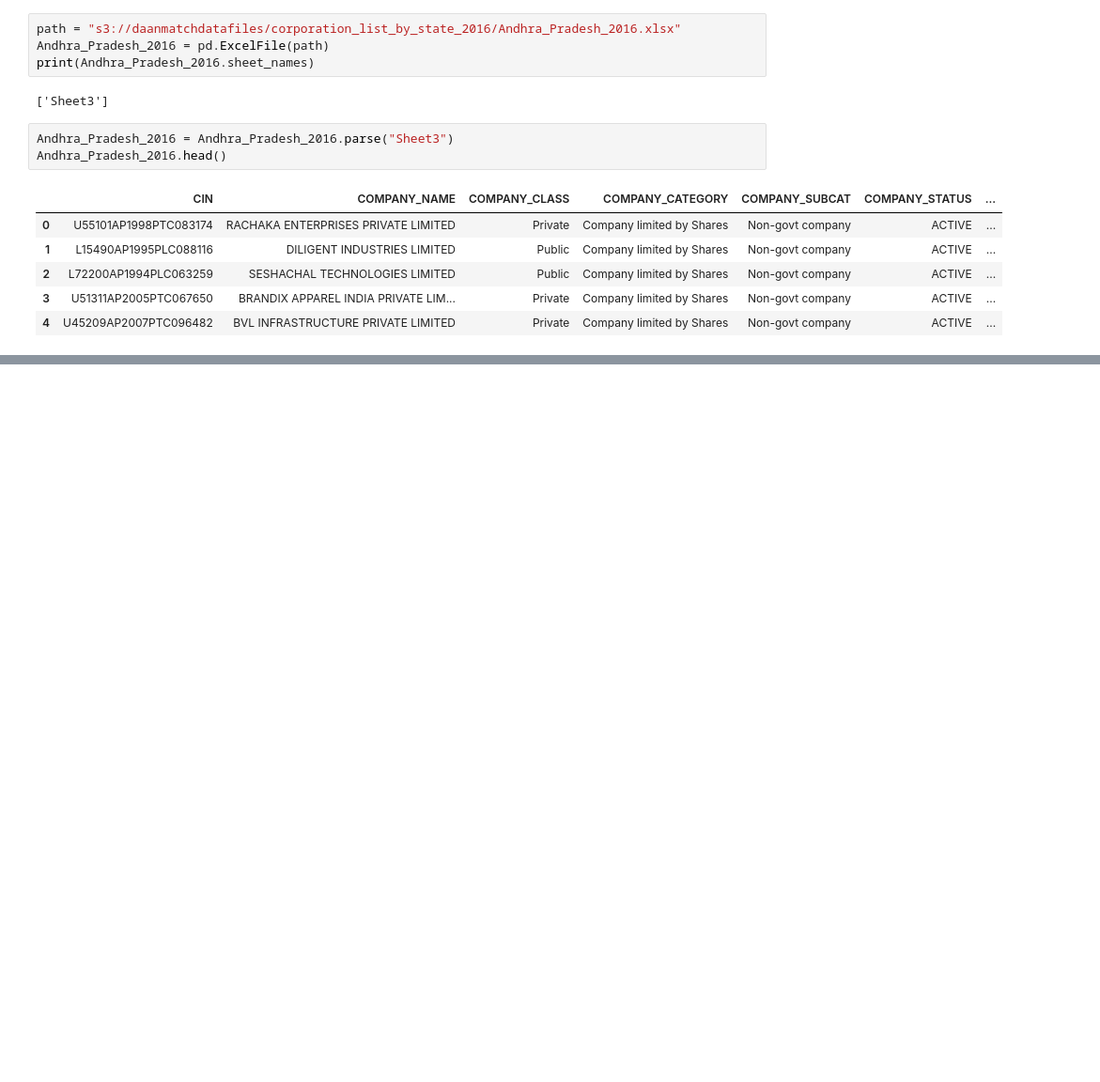
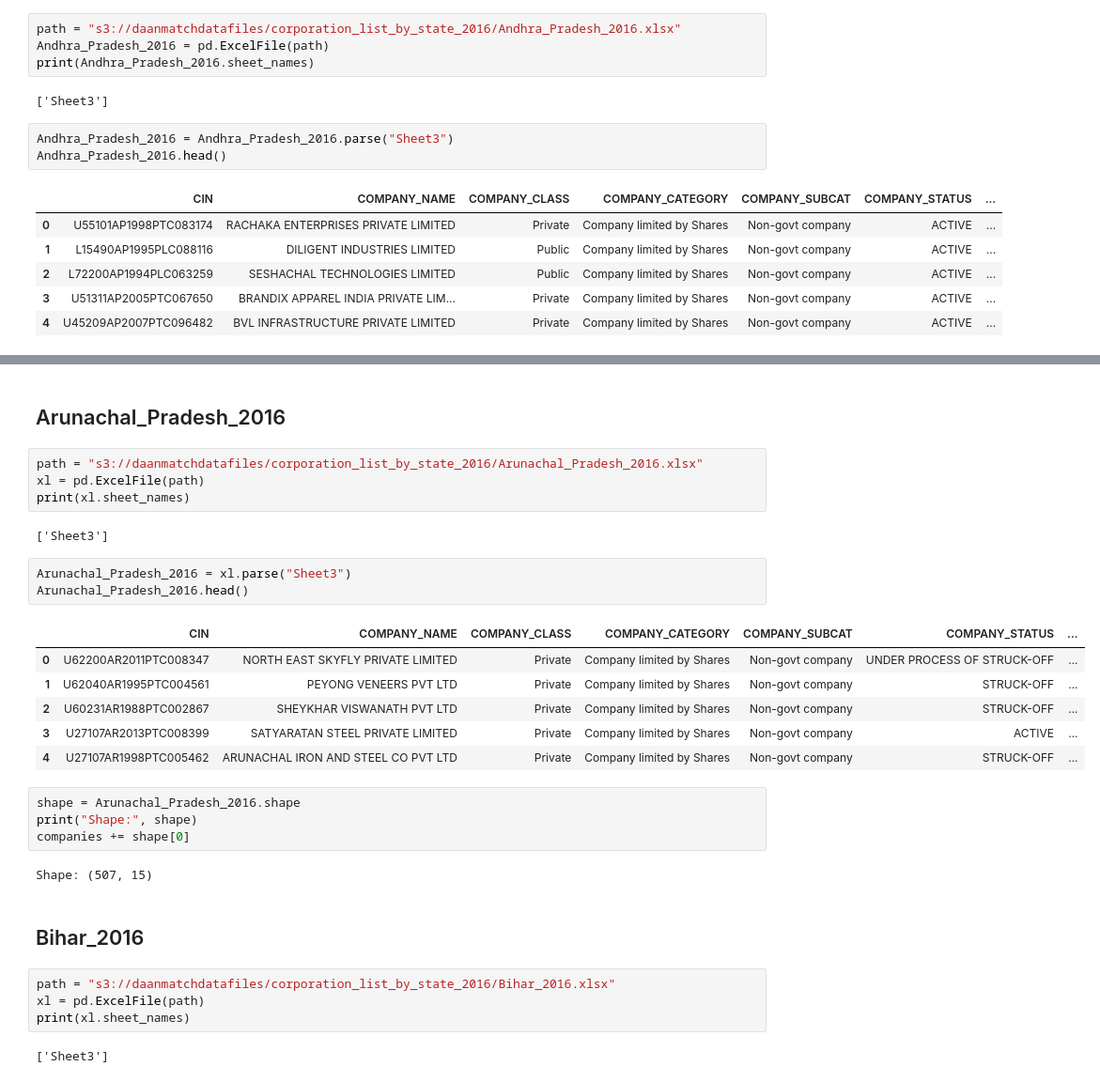
Before and after one commit to shayan-khoygani/Codebook, a Jupyter notebook: [DIR] corporation_list_by_state_2016/corporation_list_by_state_2016.ipynb, the cells around one changed output, grey strips where cells are left out. Shown at 94% size. Cells and saved outputs as stored; diff of their text form; blank space fills up the shorter version.

```diff
--- a/[DIR] corporation_list_by_state_2016/corporation_list_by_state_2016.ipynb
+++ b/[DIR] corporation_list_by_state_2016/corporation_list_by_state_2016.ipynb
@@ -71,3 +70,35 @@ print("Shape:", shape)
 companies += shape[0]
 # %% [output]
 Shape: (24661, 15)
+# %% [markdown]
+## Arunachal_Pradesh_2016
+# %%
+path = "s3://daanmatchdatafiles/corporation_list_by_state_2016/Arunachal_Pradesh_2016.xlsx"
+xl = pd.ExcelFile(path)
+print(xl.sheet_names)
+# %% [output]
+['Sheet3']
+# %%
+Arunachal_Pradesh_2016 = xl.parse("Sheet3")
+Arunachal_Pradesh_2016.head()
+# %% [output]
+|  | CIN | COMPANY_NAME | COMPANY_CLASS | COMPANY_CATEGORY | COMPANY_SUBCAT | COMPANY_STATUS | ... |
+| 0 | U62200AR2011PTC008347 | NORTH EAST SKYFLY PRIVATE LIMITED | Private | Company limited by Shares | Non-govt company | UNDER PROCESS OF STRUCK-OFF | ... |
+| 1 | U62040AR1995PTC004561 | PEYONG VENEERS PVT LTD | Private | Company limited by Shares | Non-govt company | STRUCK-OFF | ... |
+| 2 | U60231AR1988PTC002867 | SHEYKHAR VISWANATH PVT LTD | Private | Company limited by Shares | Non-govt company | STRUCK-OFF | ... |
+| 3 | U27107AR2013PTC008399 | SATYARATAN STEEL PRIVATE LIMITED | Private | Company limited by Shares | Non-govt company | ACTIVE | ... |
+| 4 | U27107AR1998PTC005462 | ARUNACHAL IRON AND STEEL CO PVT LTD | Private | Company limited by Shares | Non-govt company | STRUCK-OFF | ... |
+# %%
+shape = Arunachal_Pradesh_2016.shape
+print("Shape:", shape)
+companies += shape[0]
+# %% [output]
+Shape: (507, 15)
+# %% [markdown]
+## Bihar_2016
+# %%
+path = "s3://daanmatchdatafiles/corporation_list_by_state_2016/Bihar_2016.xlsx"
+xl = pd.ExcelFile(path)
+print(xl.sheet_names)
+# %% [output]
+['Sheet3']
```
Also changed, not shown: parts of 19 cells of this notebook.
